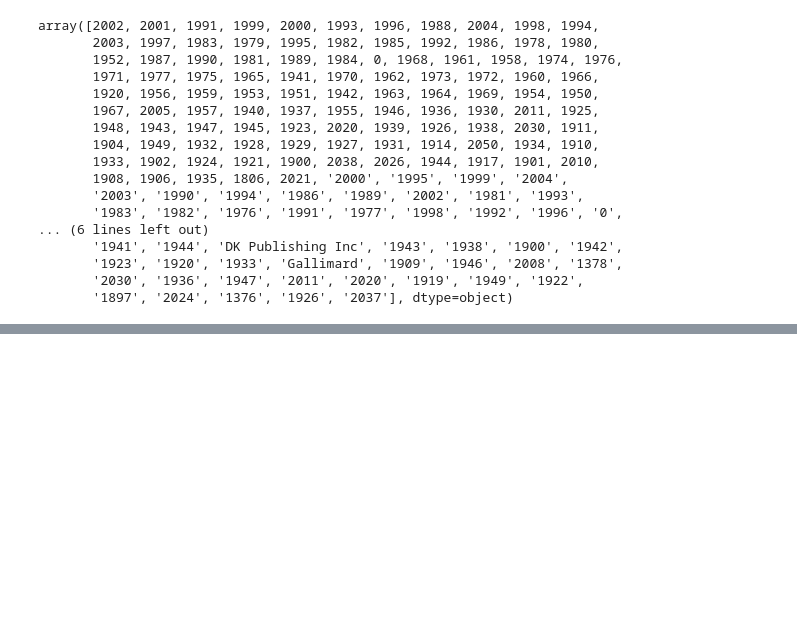
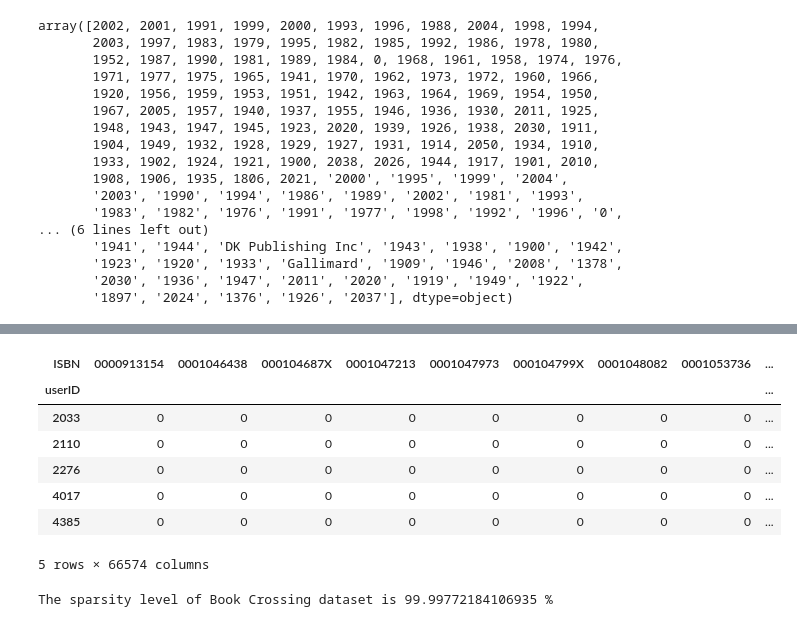
Before and after one commit to bipulthapa/RecommendationSystem, a Jupyter notebook: RecommendationSystem.ipynb, the cells around one changed output, grey strips where cells are left out. Cells and saved outputs as stored; diff of their text form; code cells hidden in the pictures; blank space fills up the shorter version.

```diff
--- a/RecommendationSystem.ipynb
+++ b/RecommendationSystem.ipynb
@@ -88,0 +288,21 @@ books.loc[books.ISBN == '078946697X','bookTitle'] = "DK Readers: Creating the X-
+# %%
+#replacing nan by 0
+ratings_matrix.fillna(0, inplace = True)
+ratings_matrix = ratings_matrix.astype(np.int32)
+# %%
+ratings_matrix.head(5)
+# %% [output]
+| ISBN | 0000913154 | 0001046438 | 000104687X | 0001047213 | 0001047973 | 000104799X | 0001048082 | 0001053736 | ... |
+| userID |  |  |  |  |  |  |  |  | ... |
+| 2033 | 0 | 0 | 0 | 0 | 0 | 0 | 0 | 0 | ... |
+| 2110 | 0 | 0 | 0 | 0 | 0 | 0 | 0 | 0 | ... |
+| 2276 | 0 | 0 | 0 | 0 | 0 | 0 | 0 | 0 | ... |
+| 4017 | 0 | 0 | 0 | 0 | 0 | 0 | 0 | 0 | ... |
+| 4385 | 0 | 0 | 0 | 0 | 0 | 0 | 0 | 0 | ... |
+5 rows × 66574 columns
+# %%
+#rechecking the sparsity
+sparsity=1.0-len(ratings_explicit)/float(users_exp_ratings.shape[0]*n_books)
+print('The sparsity level of Book Crossing dataset is ' +  str(sparsity*100) + ' %')
+# %% [output]
+The sparsity level of Book Crossing dataset is 99.99772184106935 %
```
Also changed, not shown: parts of 50 cells of this notebook.
